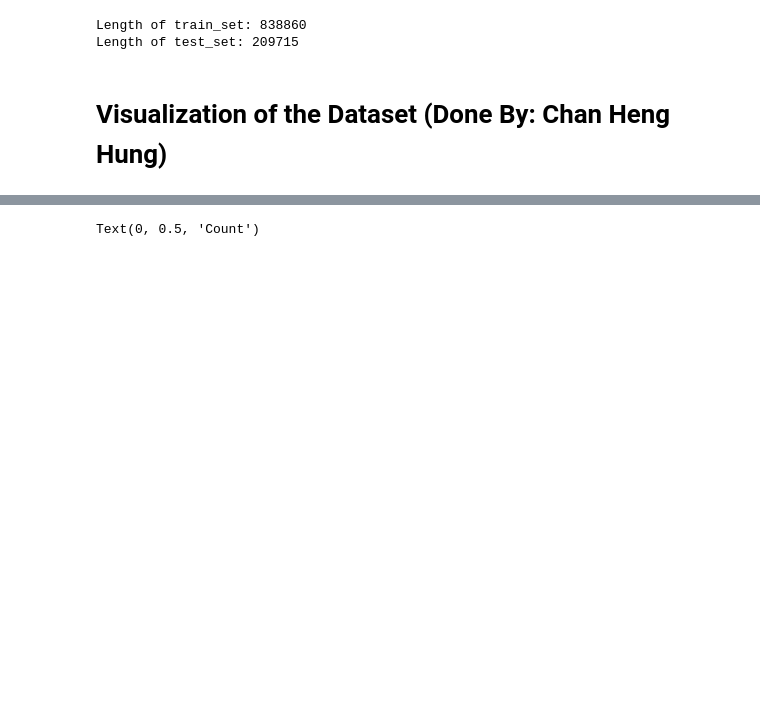
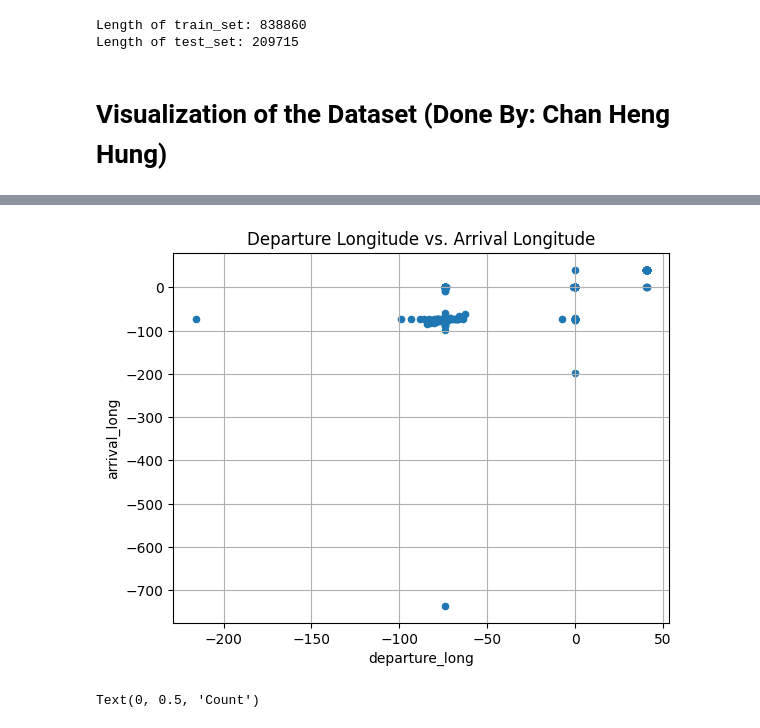
Before and after one commit to EricChan12311/DMA, a Jupyter notebook: DataMining.ipynb, the cells around one changed output, grey strips where cells are left out. Drawn from its saved outputs; the diff is of its cells as text; code cells hidden in the pictures; blank space fills up the shorter version.

```diff
--- a/DataMining.ipynb
+++ b/DataMining.ipynb
@@ -86,3 +87,9 @@ plt.show()
+# %%
+train_set.plot(kind="scatter", x="departure_long", y="arrival_long", grid=True)
+plt.title('Departure Longitude vs. Arrival Longitude')
+plt.show()
+# %% [output]
+[figure, added]
 # %%
 import seaborn as sns
 plt.figure(figsize=(10,6))
```
Also changed, not shown: parts of 6 cells of this notebook.
